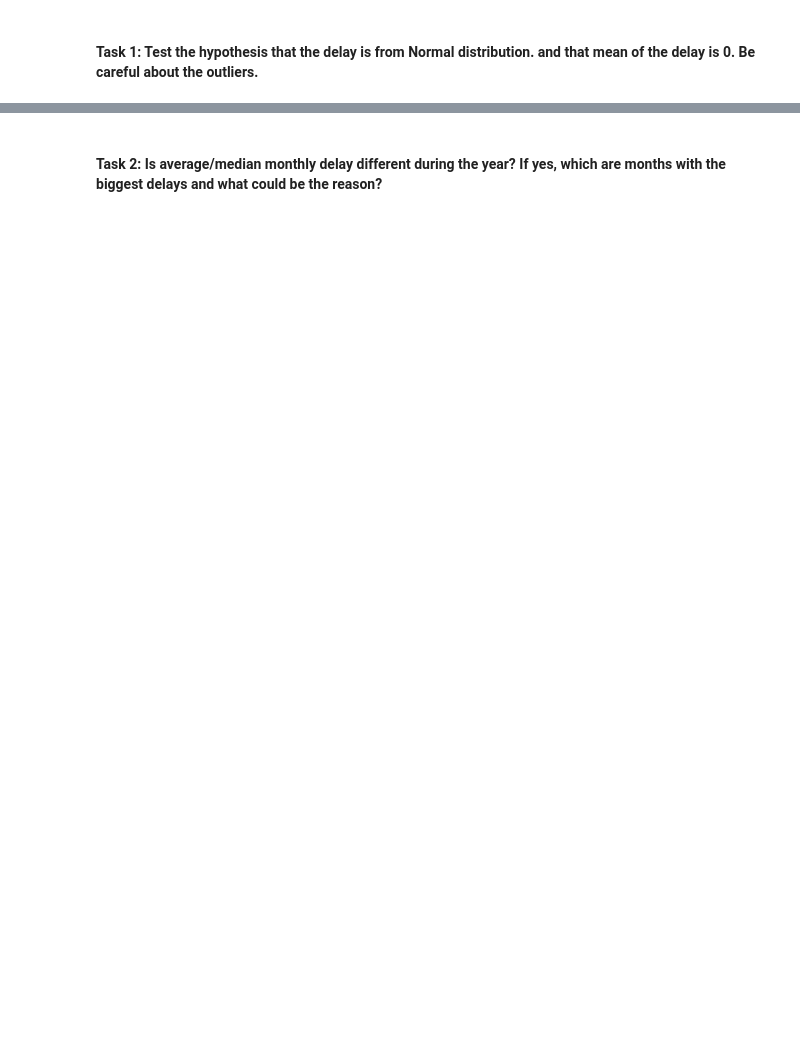
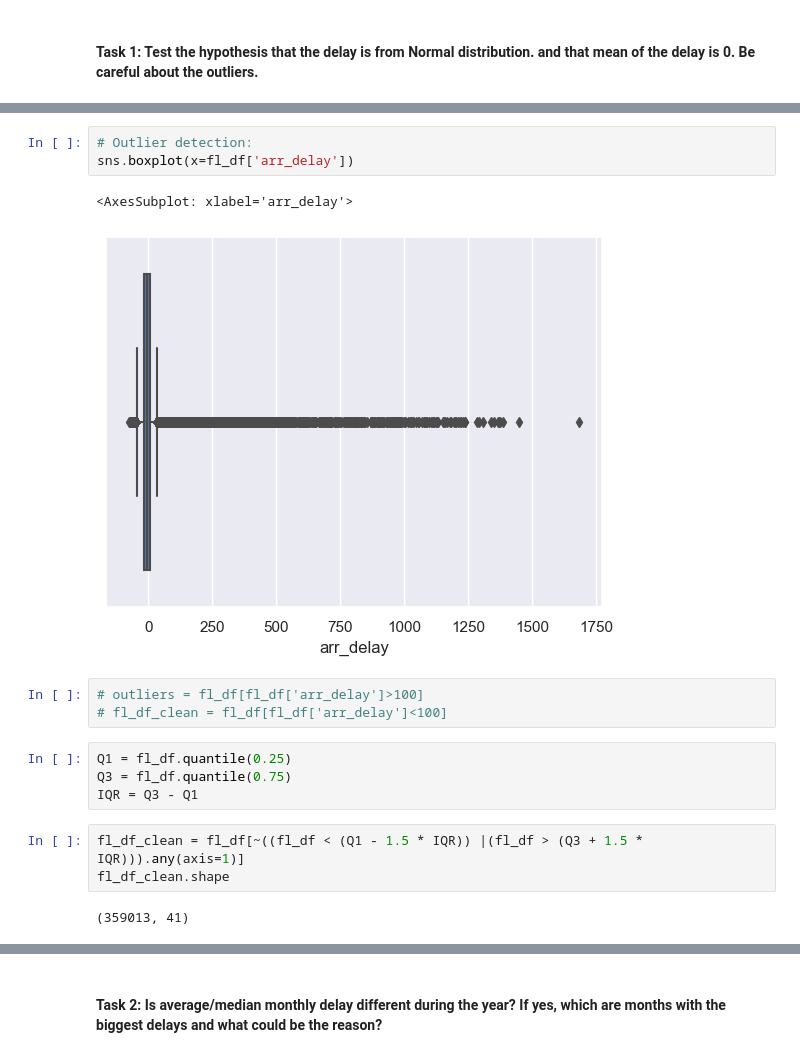
Before and after one commit to jdormaar/Flight-Delays, a Jupyter notebook: Workbook/exploratory_analysis.ipynb, the cells around one changed output, grey strips where cells are left out. Drawn from its saved outputs; the diff is of its cells as text; blank space fills up the shorter version.

```diff
--- a/Workbook/exploratory_analysis.ipynb
+++ b/Workbook/exploratory_analysis.ipynb
@@ -177,0 +323,18 @@ pa_df_missing_data.head(20)
+# %%
+# Outlier detection:
+sns.boxplot(x=fl_df['arr_delay'])
+# %% [output]
+<AxesSubplot: xlabel='arr_delay'>
+[figure, added]
+# %%
+# outliers = fl_df[fl_df['arr_delay']>100]
+# fl_df_clean = fl_df[fl_df['arr_delay']<100]
+# %%
+Q1 = fl_df.quantile(0.25)
+Q3 = fl_df.quantile(0.75)
+IQR = Q3 - Q1
+# %%
+fl_df_clean = fl_df[~((fl_df < (Q1 - 1.5 * IQR)) |(fl_df > (Q3 + 1.5 * IQR))).any(axis=1)]
+fl_df_clean.shape
+# %% [output]
+(359013, 41)
```
Also changed, not shown: parts of 19 cells of this notebook.
